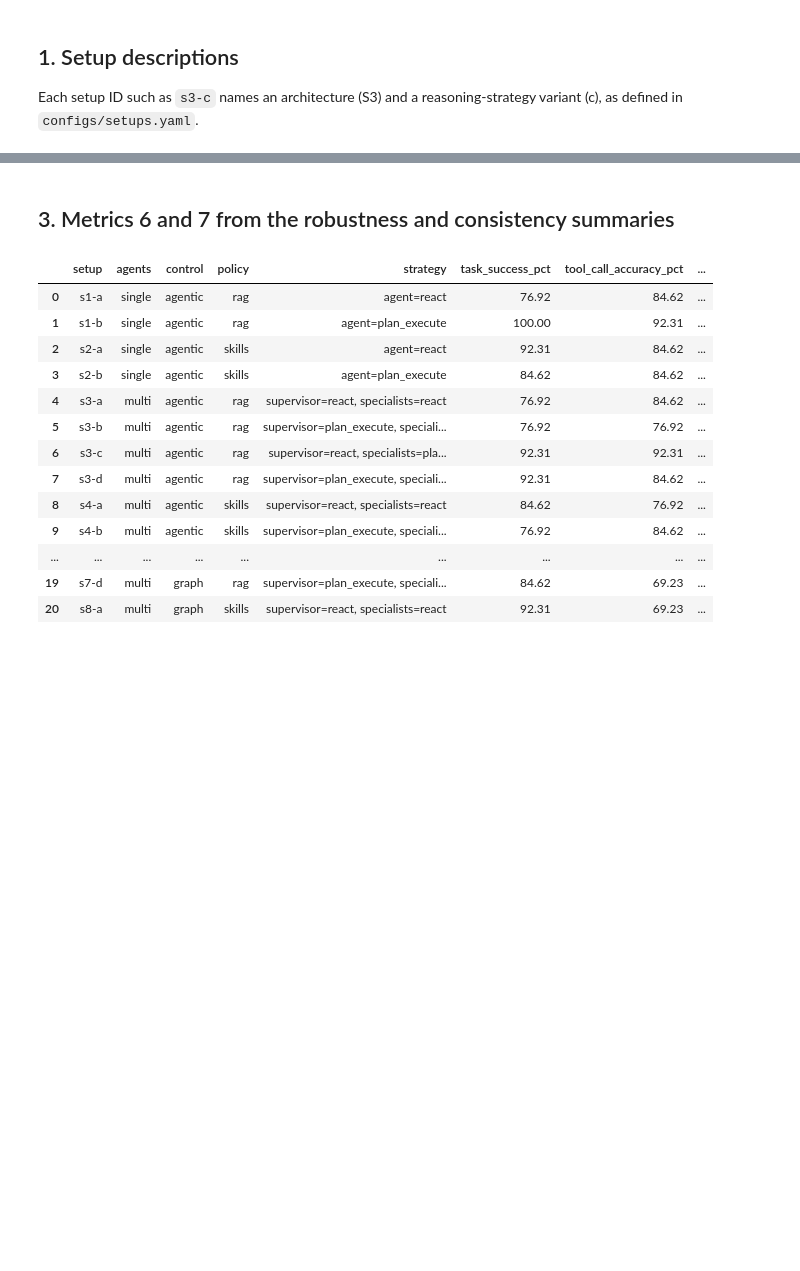
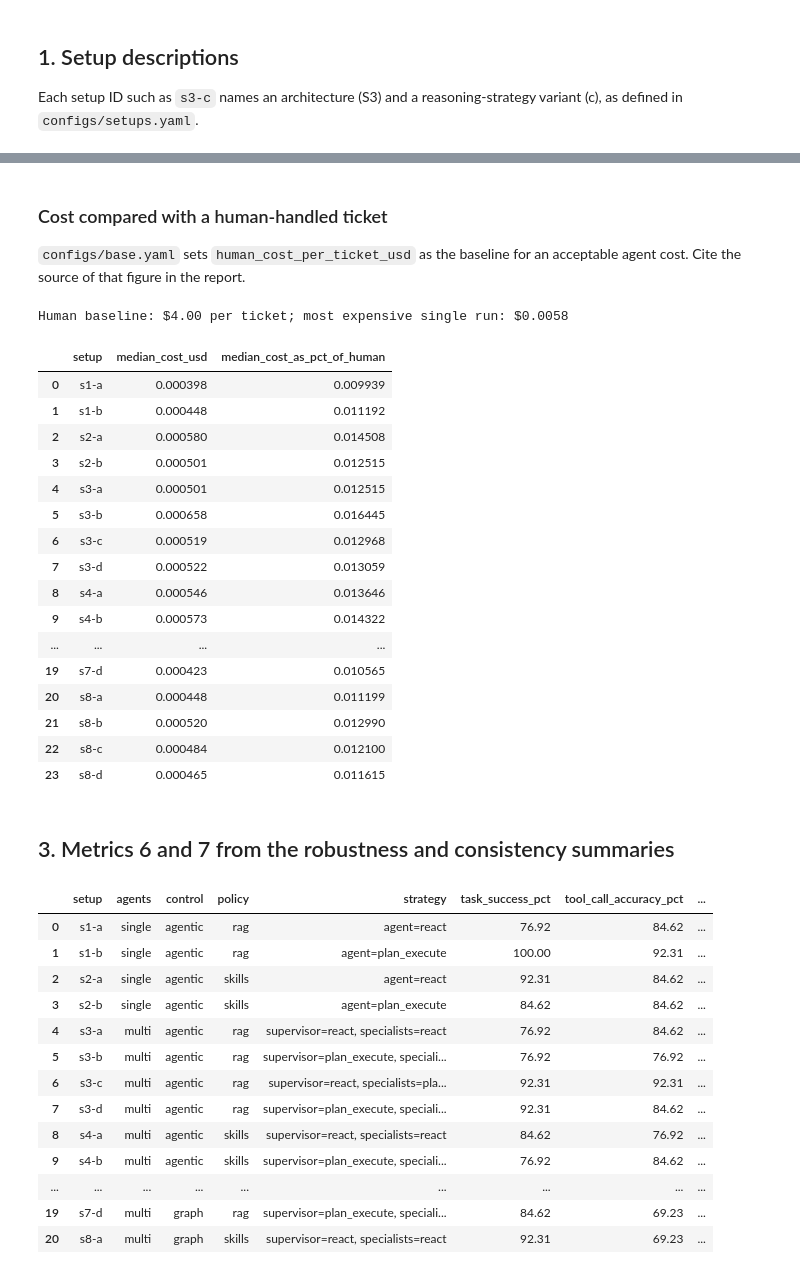
Before and after one commit to RicePuddn/GenAIProject, a Jupyter notebook: results/deepeval/final_evaluation/final_evaluation.ipynb, the cells around one changed output, grey strips where cells are left out. Cells and saved outputs as stored; diff of their text form; code cells hidden in the pictures; blank space fills up the shorter version.

```diff
--- a/results/deepeval/final_evaluation/final_evaluation.ipynb
+++ b/results/deepeval/final_evaluation/final_evaluation.ipynb
@@ -117,3 +134,32 @@ core.round(2)
+# %% [markdown]
+### Cost compared with a human-handled ticket
+
+`configs/base.yaml` sets `human_cost_per_ticket_usd` as the baseline for an acceptable agent cost. Cite the source of that figure in the report.
+# %%
+HUMAN_COST = yaml.safe_load(BASE_YAML.read_text())["human_cost_per_ticket_usd"]
+cost_view = core[["setup", "median_cost_usd"]].copy()
+cost_view["median_cost_as_pct_of_human"] = cost_view.median_cost_usd / HUMAN_COST * 100
+print(f"Human baseline: ${HUMAN_COST:.2f} per ticket; most expensive single run: ${base.cost_usd.max():.4f}")
+cost_view.round(6)
+# %% [output]
+Human baseline: $4.00 per ticket; most expensive single run: $0.0058
+|  | setup | median_cost_usd | median_cost_as_pct_of_human |
+| 0 | s1-a | 0.000398 | 0.009939 |
+| 1 | s1-b | 0.000448 | 0.011192 |
+| 2 | s2-a | 0.000580 | 0.014508 |
+| 3 | s2-b | 0.000501 | 0.012515 |
+| 4 | s3-a | 0.000501 | 0.012515 |
+| 5 | s3-b | 0.000658 | 0.016445 |
+| 6 | s3-c | 0.000519 | 0.012968 |
+| 7 | s3-d | 0.000522 | 0.013059 |
+| 8 | s4-a | 0.000546 | 0.013646 |
+| 9 | s4-b | 0.000573 | 0.014322 |
+| ... | ... | ... | ... |
+| 19 | s7-d | 0.000423 | 0.010565 |
+| 20 | s8-a | 0.000448 | 0.011199 |
+| 21 | s8-b | 0.000520 | 0.012990 |
+| 22 | s8-c | 0.000484 | 0.012100 |
+| 23 | s8-d | 0.000465 | 0.011615 |
 # %% [markdown]
 ## 3. Metrics 6 and 7 from the robustness and consistency summaries
 # %%
```
Also changed, not shown: parts of 10 cells of this notebook, 6 other files.
